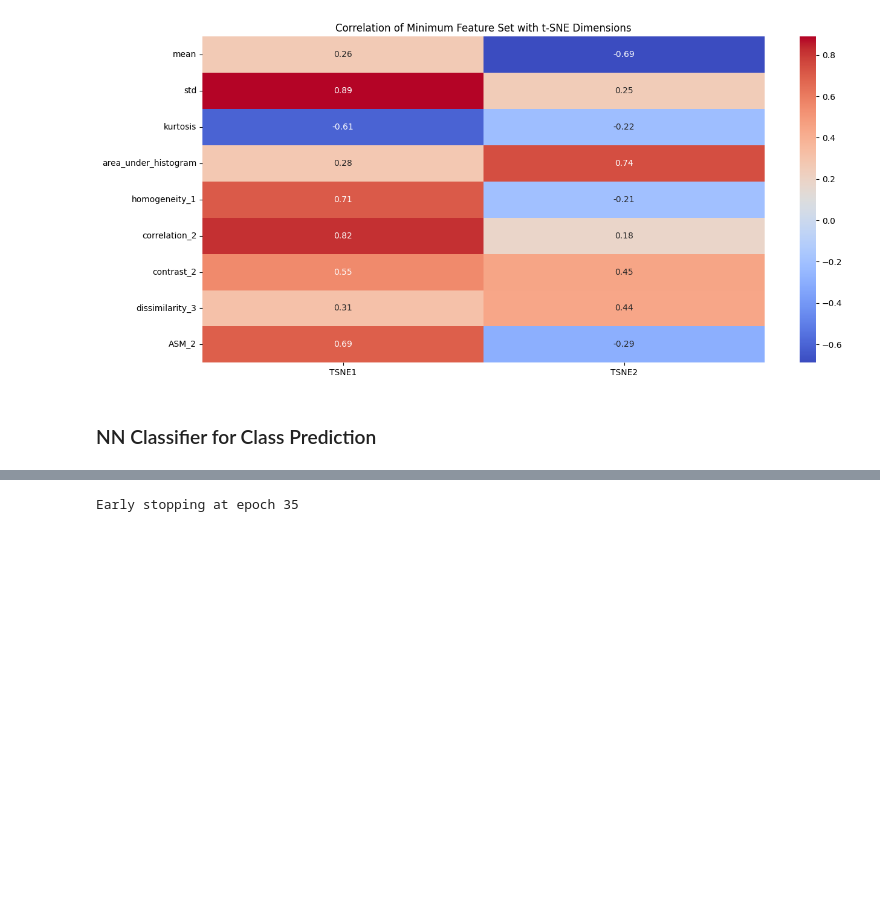
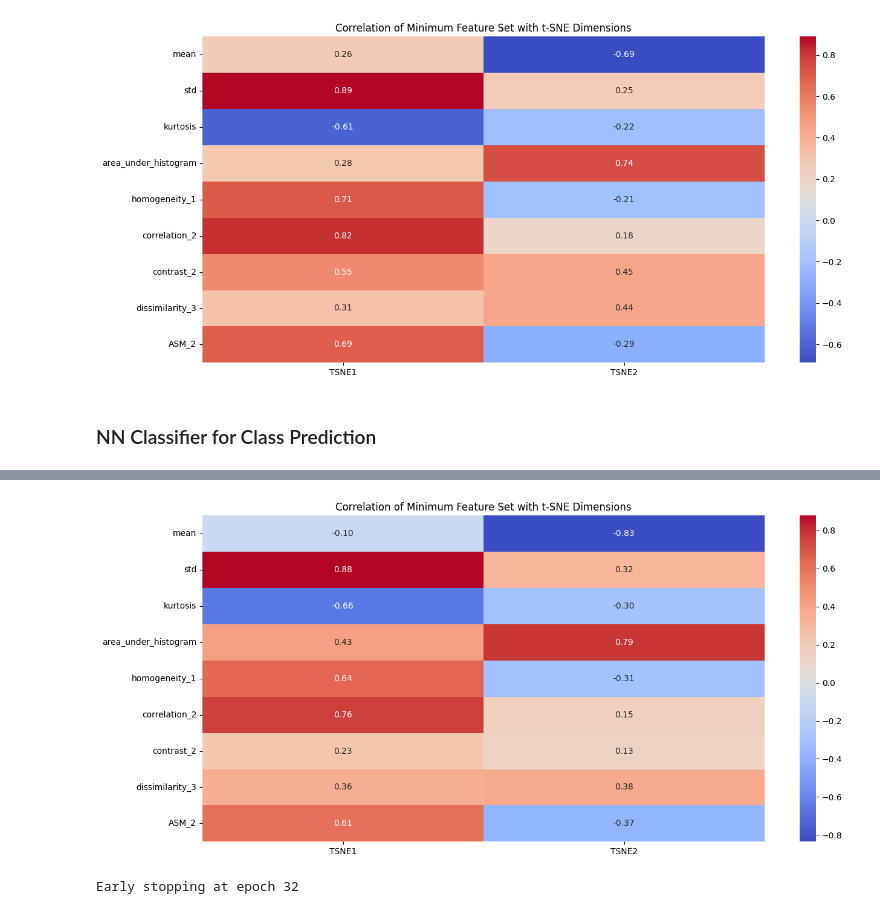
Before and after one commit to mickaeltardy/hera-mi-pmsd2024-homogeneous_mg, a Jupyter notebook: analysis.ipynb, the cells around one changed output, grey strips where cells are left out. Cells and saved outputs as stored; diff of their text form; code cells hidden in the pictures; blank space fills up the shorter version.

```diff
--- a/analysis.ipynb
+++ b/analysis.ipynb
@@ -154 +394,11 @@ if(load):
+# %%
+if(stage=='process'):
+    correlations = pd.concat([feature_set, results.iloc[:,:2]], axis=1).corr()
+    tsne_corr = correlations.loc[feature_set.columns, results.iloc[:,:2].columns]
+    plt.figure(figsize=(15, 7))
+    sns.heatmap(tsne_corr, annot=True, cmap="coolwarm", fmt=".2f")
+    plt.title("Correlation of Minimum Feature Set with t-SNE Dimensions")
+    plt.show()
+# %% [output]
+[figure, added]
 # %%
@@ -329,5 +412,6 @@ model, criterion, optimizer = build_model(input_size, num_classes)
 # %%
-train_metrics = train_model(model, optimizer, criterion, train_loader)
+if(stage=='process'):
+    train_metrics = train_model(model, optimizer, criterion, train_loader)
 # %% [output]
-Early stopping at epoch 35
+Early stopping at epoch 32
 # %%
```
Also changed, not shown: parts of 37 cells of this notebook, 6 other files.
